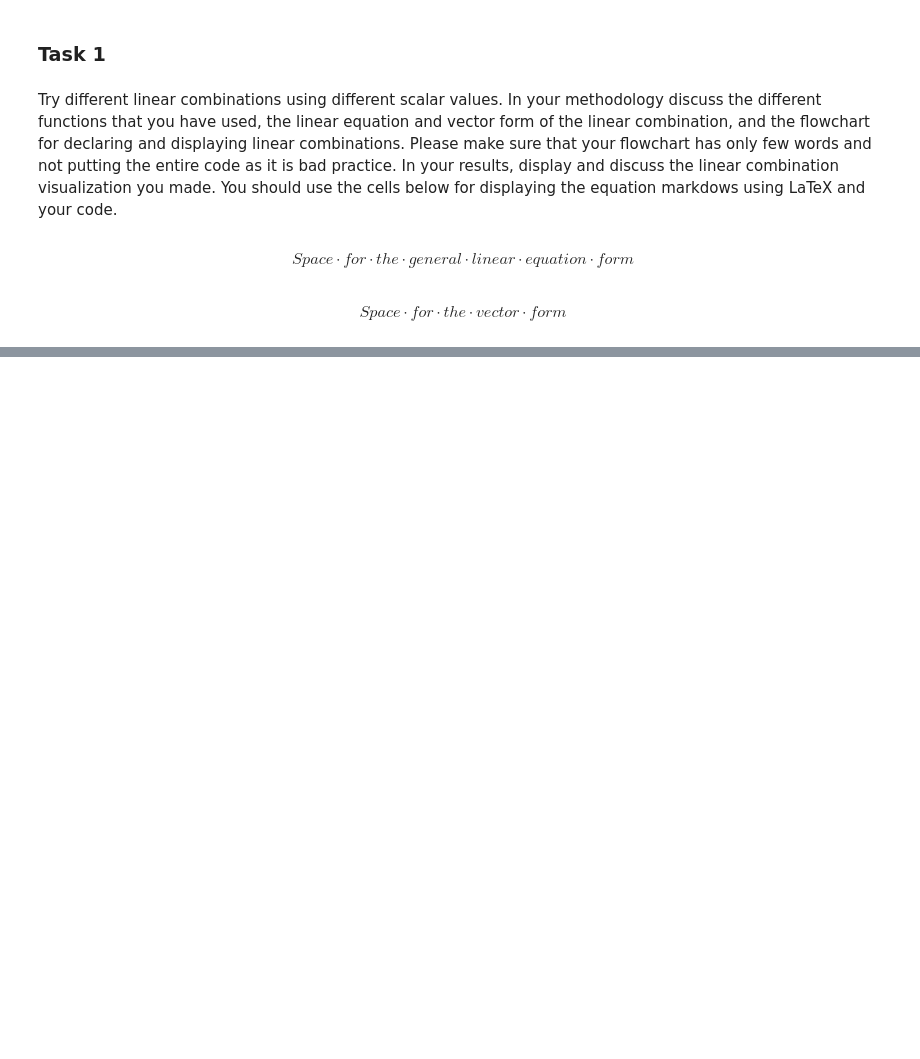
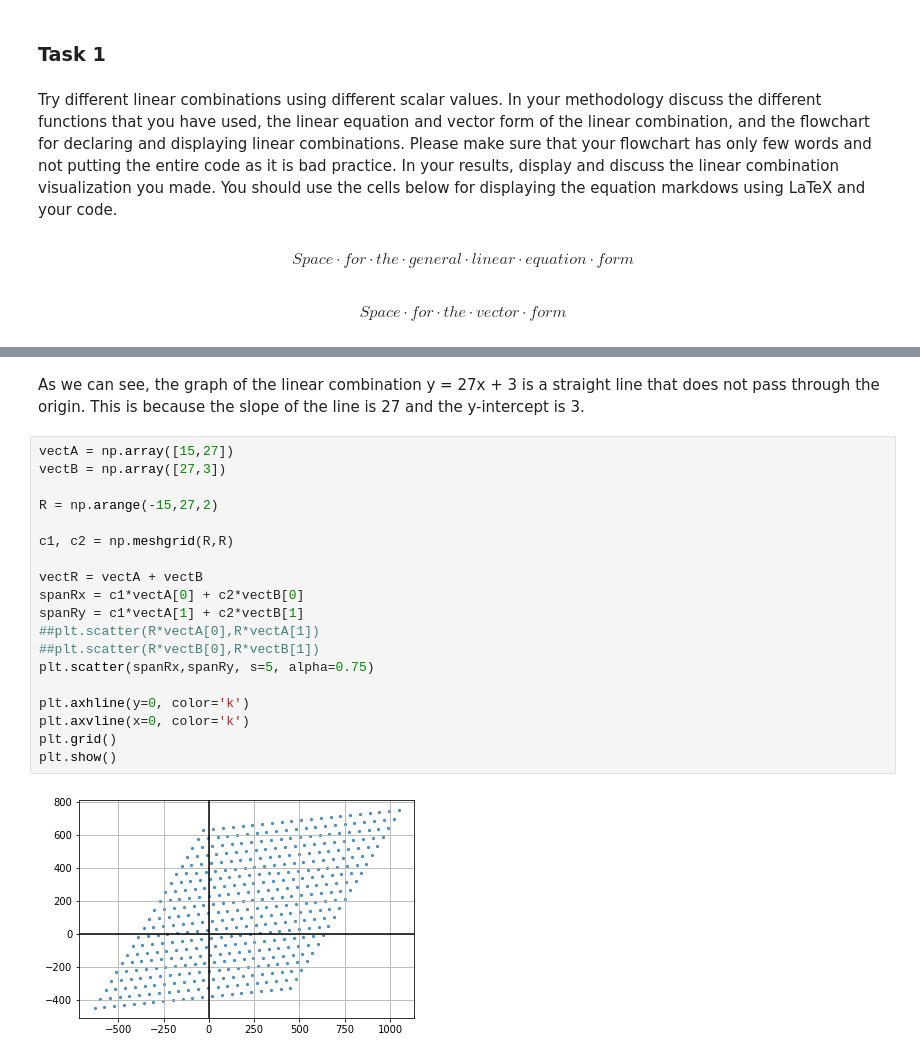
Before and after one commit to Kristel04/LinearAlgebra1T-2021-2022, a Jupyter notebook: Assignment10.ipynb, the cells around one changed output, grey strips where cells are left out. Cells and saved outputs as stored; diff of their text form; blank space fills up the shorter version.

```diff
--- a/Assignment10.ipynb
+++ b/Assignment10.ipynb
@@ -123,0 +183,23 @@ $$Space \cdot for \cdot the \cdot vector \cdot form$$
+# %% [markdown]
+As we can see, the graph of the linear combination y = 27x + 3 is a straight line that does not pass through the origin. This is because the slope of the line is 27 and the y-intercept is 3.
+# %%
+vectA = np.array([15,27])
+vectB = np.array([27,3])
+
+R = np.arange(-15,27,2)
+
+c1, c2 = np.meshgrid(R,R)
+
+vectR = vectA + vectB
+spanRx = c1*vectA[0] + c2*vectB[0]
+spanRy = c1*vectA[1] + c2*vectB[1]
+##plt.scatter(R*vectA[0],R*vectA[1])
+##plt.scatter(R*vectB[0],R*vectB[1])
+plt.scatter(spanRx,spanRy, s=5, alpha=0.75)
+
+plt.axhline(y=0, color='k')
+plt.axvline(x=0, color='k')
+plt.grid()
+plt.show()
+# %% [output]
+[figure, added]
```
Also changed, not shown: parts of 18 cells of this notebook.
